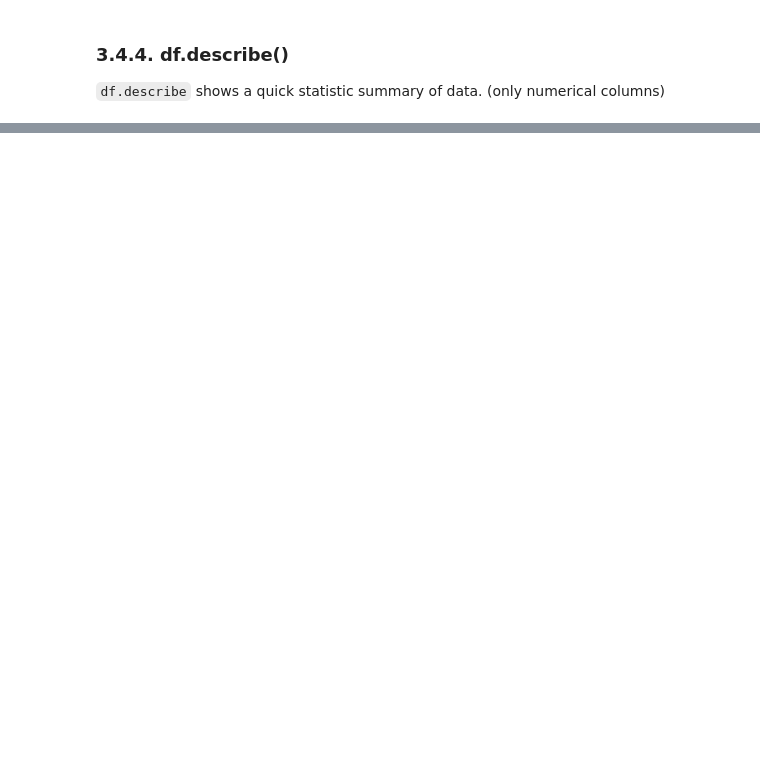
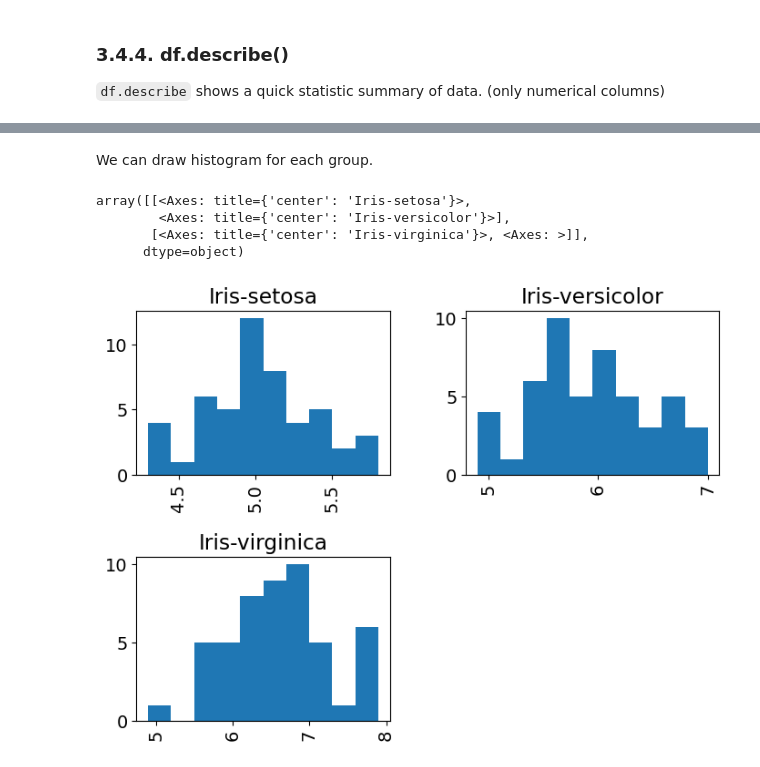
Before and after one commit to andymogul/BA_python_tutorial, a Jupyter notebook: statistics_lab.ipynb, the cells around one changed output, grey strips where cells are left out. Drawn from its saved outputs; the diff is of its cells as text; code cells hidden in the pictures; blank space fills up the shorter version.

```diff
--- a/statistics_lab.ipynb
+++ b/statistics_lab.ipynb
@@ -986,0 +1403,10 @@ df.describe()
+# %% [markdown]
+We can draw histogram for each group.
+# %%
+data.hist(column='sepal length', by='class')
+# %% [output]
+array([[<Axes: title={'center': 'Iris-setosa'}>,
+        <Axes: title={'center': 'Iris-versicolor'}>],
+       [<Axes: title={'center': 'Iris-virginica'}>, <Axes: >]],
+      dtype=object)
+[figure, added]
```
Also changed, not shown: parts of 113 cells of this notebook, 4 other files.
